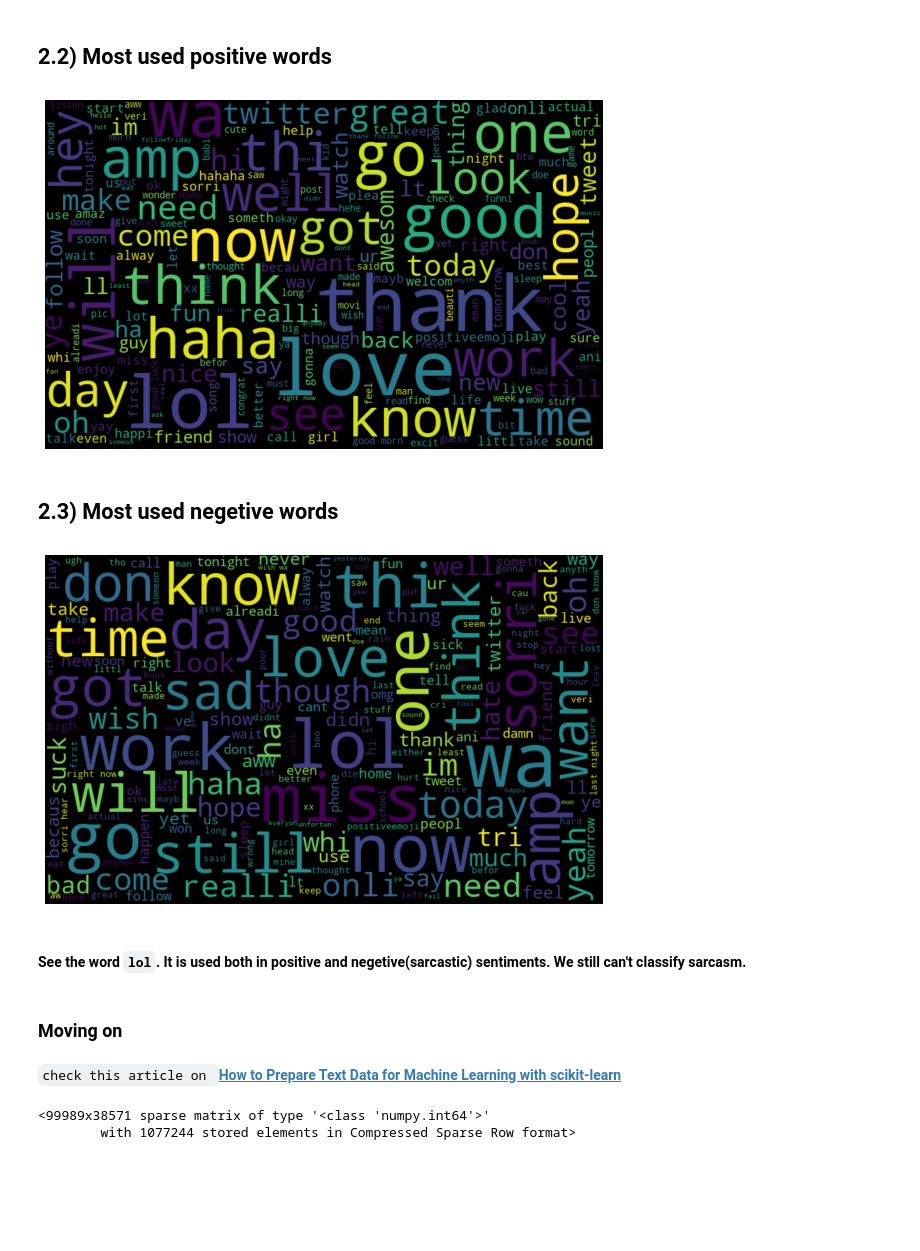
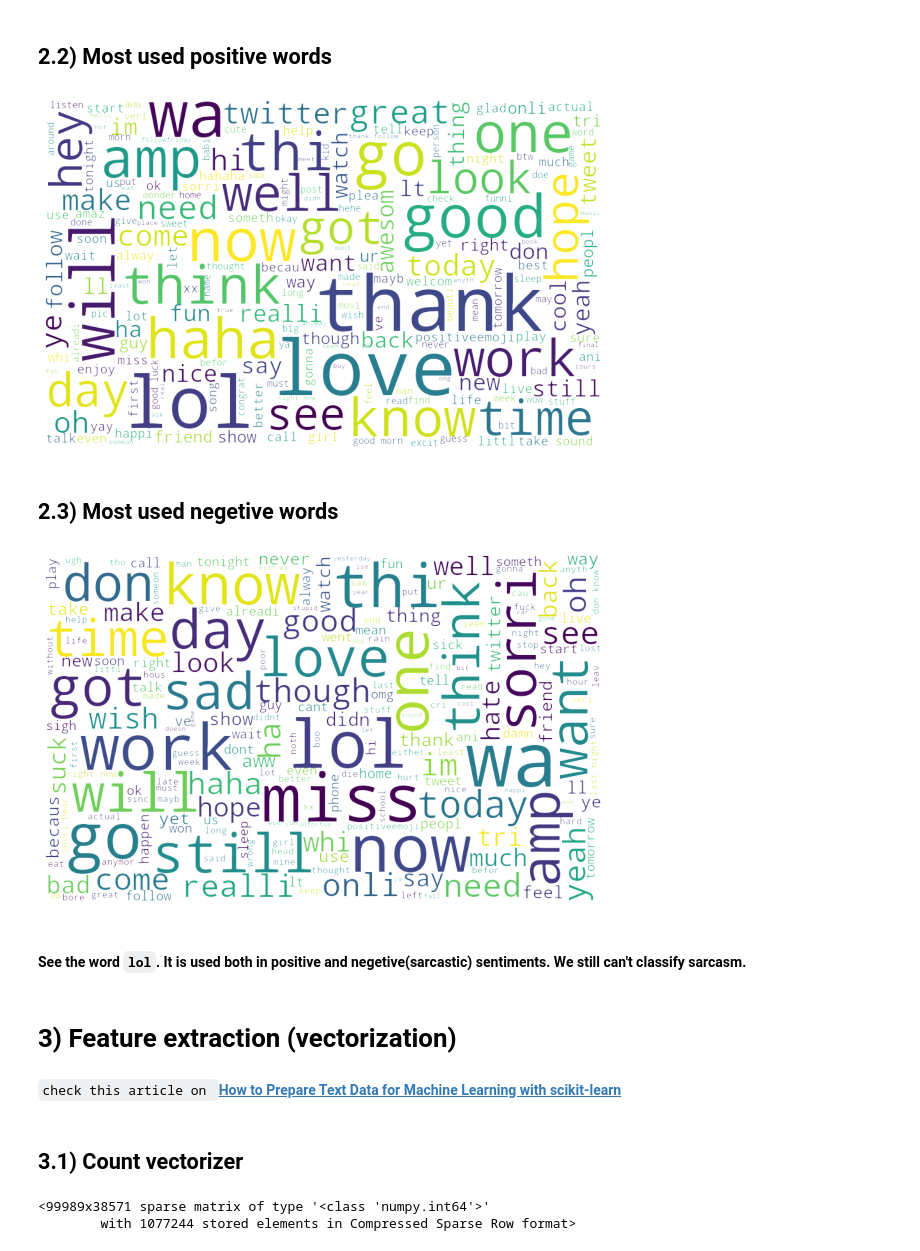
Before and after one commit to gunjannandy/twitter-sentiment-analysis, a Jupyter notebook: twitter-sentiment-analysis.ipynb, the cells around one changed output. Saved outputs shown, nothing was run; the diff lists cells and outputs as text; code cells hidden in the pictures; blank space fills up the shorter version.

```diff
--- a/twitter-sentiment-analysis.ipynb
+++ b/twitter-sentiment-analysis.ipynb
@@ -253,30 +253,36 @@ plt.show()
 ## 2.2) Most used positive words
 # %%
 positive_words =' '.join([text for text in total_data['processed_tweet'][total_data[sentiment] == 1]])
-wordcloud = WordCloud(width=800, height=500, random_state=21, max_font_size=110).generate(positive_words)
+wordcloud = WordCloud(width=800, height=500, random_state=21,
+            max_font_size=110,background_color="rgba(255, 255, 255, 0)"
+            , mode="RGBA").generate(positive_words)
 plt.figure(figsize=(10, 7))
 plt.imshow(wordcloud, interpolation="bilinear")
 plt.axis('off')
 plt.show()
 # %% [output]
-[figure, old version]
+[figure, new version]
 # %% [markdown]
 ## 2.3) Most used negetive words
 # %%
 negetive_words =' '.join([text for text in total_data['processed_tweet'][total_data[sentiment] == 0]])
-wordcloud = WordCloud(width=800, height=500, random_state=21, max_font_size=110).generate(negetive_words)
+wordcloud = WordCloud(width=800, height=500, random_state=21,
+            max_font_size=110,background_color="rgba(255, 255, 255, 0)"
+            , mode="RGBA").generate(negetive_words)
 plt.figure(figsize=(10, 7))
 plt.imshow(wordcloud, interpolation="bilinear")
 plt.axis('off')
 plt.show()
 # %% [output]
-[figure, old version]
+[figure, new version]
 # %% [markdown]
 #### See the word `lol`. It is used both in positive and negetive(sarcastic) sentiments. We still can't classify sarcasm.
-# %% [markdown]
-### Moving on
+# %% [markdown]
+# 3) Feature extraction (vectorization)
 # %% [markdown]
 `check this article on `**[How to Prepare Text Data for Machine Learning with scikit-learn](https://machinelearningmastery.com/prepare-text-data-machine-learning-scikit-learn/)**
+# %% [markdown]
+## 3.1) Count vectorizer
 # %%
 from sklearn.feature_extraction.text import CountVectorizer
 
```
Also changed, not shown: parts of 17 cells of this notebook, 2 other files.
